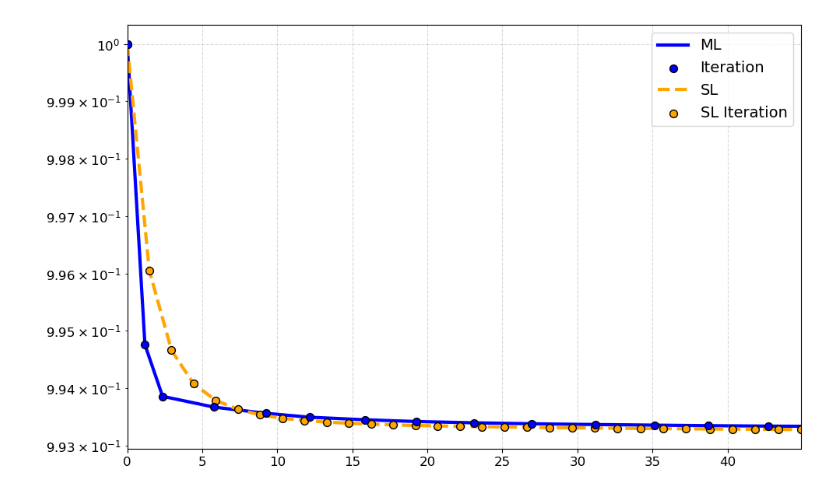
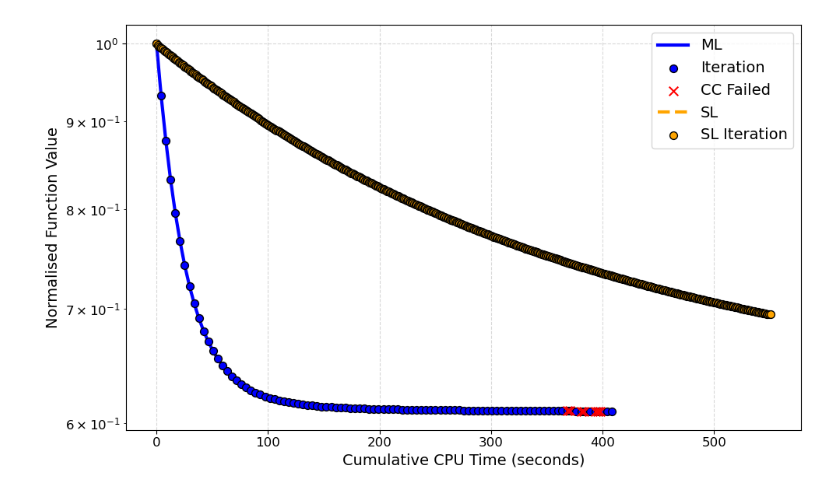
Before and after one commit to yaraelshiaty/MLBPGD, a Jupyter notebook: plots/plots_Ml.ipynb, the cells around one changed output. Drawn from its saved outputs; the diff is of its cells as text; code cells hidden in the pictures.

```diff
--- a/plots/plots_Ml.ipynb
+++ b/plots/plots_Ml.ipynb
@@ -13,10 +12,9 @@ plt.rcParams.update({
 plt.rcParams['image.cmap'] = 'viridis'
 # %%
 # Load ML.npz file (update the path as needed)
-ml_data = np.load('/export/home/yelshiaty/multigrid/runs/doptimaldesign_ML/20250625-115123/ML.npz', allow_pickle=True)
+ml_data = np.load('../runs/KLbAx_deblurring_ML/highblur_highnoise/ML.npz', allow_pickle=True)
 norm_fval = ml_data['norm_fval_ML']
 iteration_times = ml_data['iteration_times_ML']
-iteration_times[1:] -= 1.0
 cc_activated = ml_data['cc_activated']  # Should be shape (num_iters, num_levels)
 
 # Always use the 0-th element for each iteration, regardless of shape
@@ -48,7 +28,6 @@ cum_times_variant2 = np.cumsum(iteration_times_variant2)
 # %%
 # Load SL.npz file (update the path as needed)
-sL_data = np.load('/export/home/yelshiaty/multigrid/runs/doptimaldesign_single/20250624-180735/SL.npz', allow_pickle=True)
+sl_data = np.load('../runs/KLbAx_deblurring_SL/highblur_highnoise/SL.npz', allow_pickle=True)
 norm_fval_SL = sl_data['norm_fval_SL']
 iteration_times_SL = sl_data['iteration_times_SL']
-# iteration_times_SL[1:] += 0.8
 cum_times_SL = np.cumsum(iteration_times_SL)
@@ -65,21 +34,20 @@ array([0.        , 1.4696763 , 1.4754446 , 1.47522955, 1.47657971,
 # %%
 plt.figure(figsize=(10, 6))
 plt.plot(cum_times, norm_fval, linestyle='-', linewidth=3, label='ML', color='blue', zorder=1)
-plt.scatter(cum_times, norm_fval, color='blue', edgecolors='black', s=50, marker='o', label='Iteration', zorder=3)
-# plt.scatter(cum_times[cc_failed_idx], norm_fval[cc_failed_idx],
-#             color='red', s=70, marker='x', label='CC Failed', zorder=3)
+plt.scatter(cum_times, norm_fval, color='blue', edgecolors='black', s=50, marker='o', label='Iteration', zorder=2)
+plt.scatter(cum_times[cc_failed_idx], norm_fval[cc_failed_idx],
+            color='red', s=70, marker='x', label='CC Failed', zorder=3)
 
 plt.plot(cum_times_SL, norm_fval_SL, linestyle='--', linewidth=3, label='SL', color='orange', zorder=1)
 plt.scatter(cum_times_SL, norm_fval_SL, color='orange', edgecolors='black', s=50, marker='o', label='SL Iteration', zorder=2)
 
-# plt.xlabel('Cumulative CPU Time (seconds)')
-# plt.ylabel('Normalised Function Value')
+plt.xlabel('Cumulative CPU Time (seconds)')
+plt.ylabel('Normalised Function Value')
 plt.grid(True, linestyle='--', color='gray', alpha=0.3)
 plt.yscale('log')
 plt.legend(loc='best')
 plt.tight_layout()
-plt.xlim(0, cum_times_SL[-1])  # <--- Limit to ML time
-plt.savefig('ml_vs_sl_comparison_doptimal_no_axis_cropped.png', dpi=300, transparent=True)
+# plt.xlim(0, cum_times_SL[-1])  # <--- Limit to SL time
 plt.show()
 # %% [output]
-[figure, old version]
+[figure, new version]
```
Also changed, not shown: parts of 15 cells of this notebook, 6 other files.
